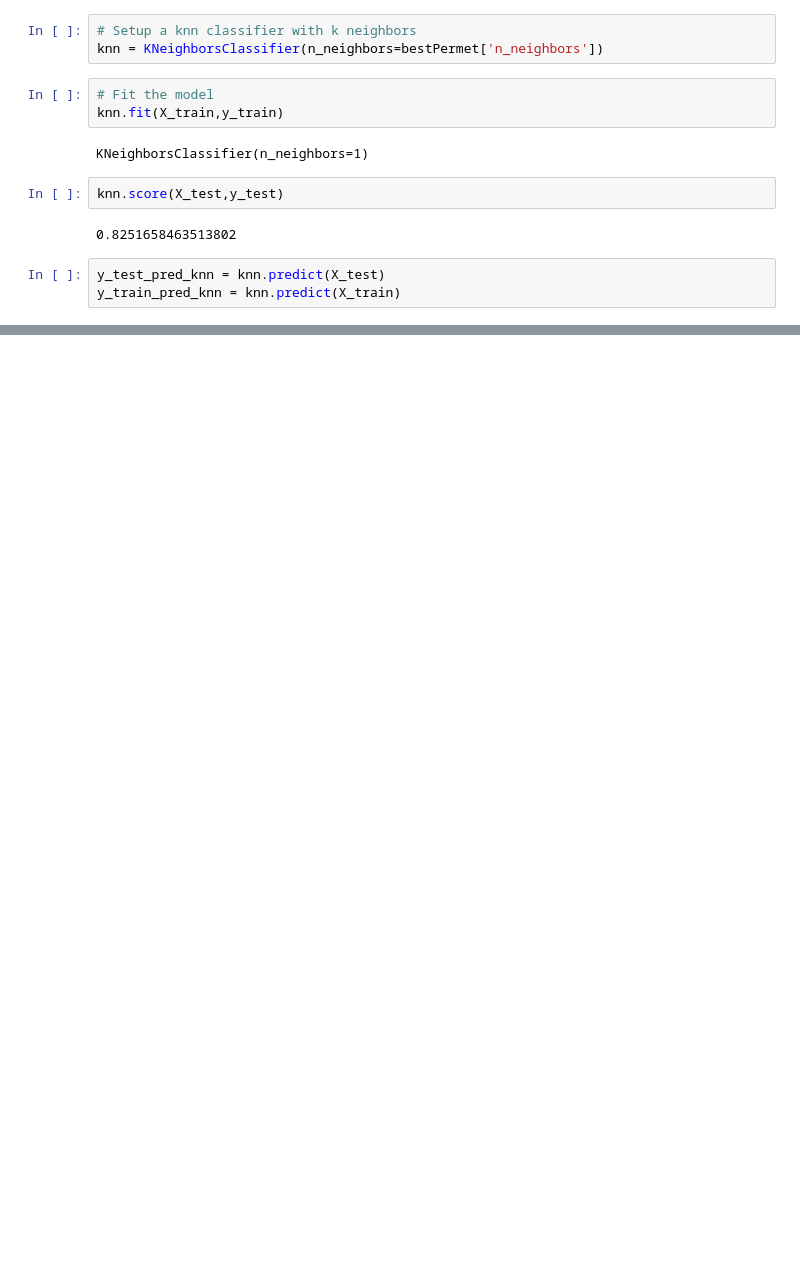
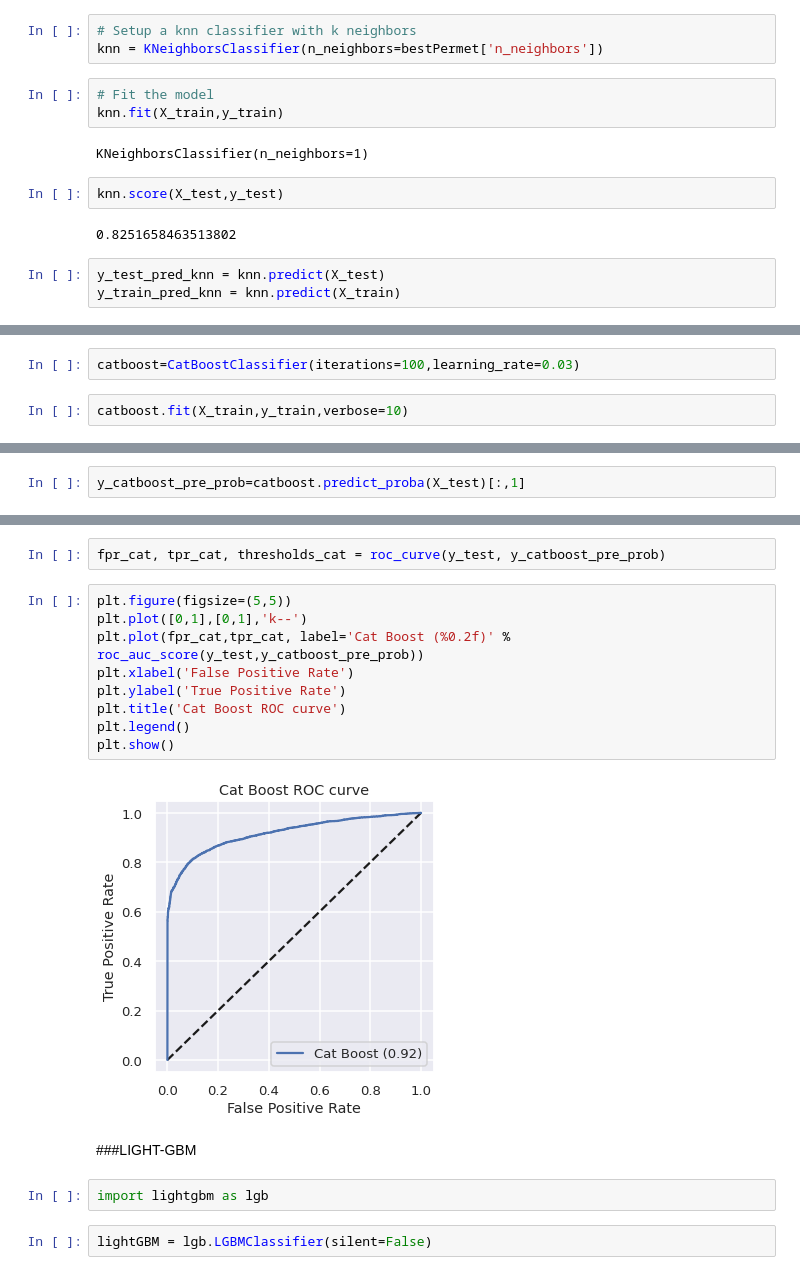
Before and after one commit to Anku0210/Credit-Card-Default-Prediction, a Jupyter notebook: Credit_Card_Default_Prediction_Capstone_Project.ipynb, the cells around one changed output, grey strips where cells are left out. Drawn from its saved outputs; the diff is of its cells as text; blank space fills up the shorter version.

```diff
--- a/Credit_Card_Default_Prediction_Capstone_Project.ipynb
+++ b/Credit_Card_Default_Prediction_Capstone_Project.ipynb
@@ -937,0 +996,4 @@ y_train_pred_knn = knn.predict(X_train)
+# %%
+catboost=CatBoostClassifier(iterations=100,learning_rate=0.03)
+# %%
+catboost.fit(X_train,y_train,verbose=10)
@@ -937,0 +1028,2 @@ y_train_pred_knn = knn.predict(X_train)
+# %%
+y_catboost_pre_prob=catboost.predict_proba(X_test)[:,1]
@@ -937,0 +1051,19 @@ y_train_pred_knn = knn.predict(X_train)
+# %%
+fpr_cat, tpr_cat, thresholds_cat = roc_curve(y_test, y_catboost_pre_prob)
+# %%
+plt.figure(figsize=(5,5))
+plt.plot([0,1],[0,1],'k--')
+plt.plot(fpr_cat,tpr_cat, label='Cat Boost (%0.2f)' % roc_auc_score(y_test,y_catboost_pre_prob))
+plt.xlabel('False Positive Rate')
+plt.ylabel('True Positive Rate')
+plt.title('Cat Boost ROC curve')
+plt.legend()
+plt.show()
+# %% [output]
+[figure, added]
+# %% [markdown]
+###LIGHT-GBM
+# %%
+import lightgbm as lgb
+# %%
+lightGBM = lgb.LGBMClassifier(silent=False)
```
Also changed, not shown: parts of 52 cells of this notebook.
